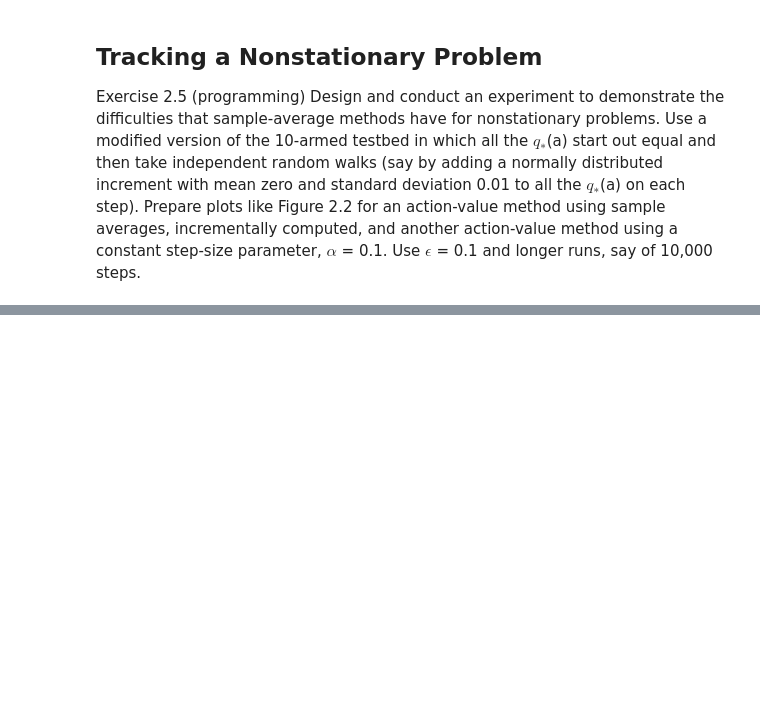
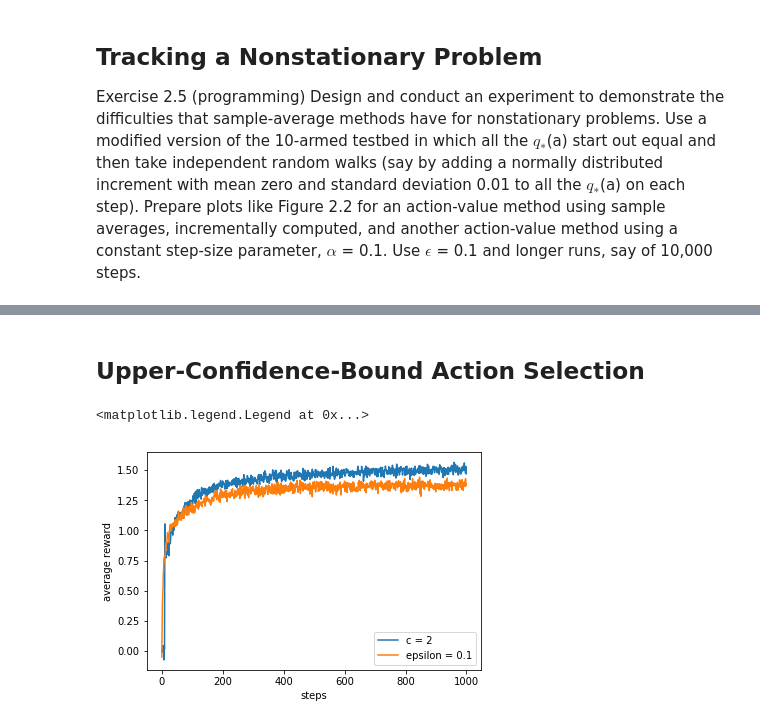
Before and after one commit to amirhossein-hkh/sutton_rl_practice, a Jupyter notebook: Chapter 2.ipynb, the cells around one changed output, grey strips where cells are left out. Cells and saved outputs as stored; diff of their text form; code cells hidden in the pictures; blank space fills up the shorter version.

```diff
--- a/Chapter 2.ipynb
+++ b/Chapter 2.ipynb
@@ -318,0 +353,28 @@ NameError: name 'chose_action_softmax' is not defined
+# %% [markdown]
+## Upper-Confidence-Bound Action Selection
+# %%
+import matplotlib.pyplot as plt
+
+#Figure 2.4
+ucb_bandit = Bandit(arms=10, estimation_method=EstimationMethod.SAMPLE_AVERAGE_INCREMENTAL,
+                    action_selection_method=ActionSelectionMethod.UPPER_CONFIDENCE_BOUND, c=2, start_time=1)
+
+epsilon_greedy_bandit = Bandit(arms=10, estimation_method=EstimationMethod.SAMPLE_AVERAGE_INCREMENTAL,
+                               action_selection_method=ActionSelectionMethod.EPSILON_GREEDY, epsilon=0.1,
+                               start_time=1)
+
+ucb_result = ucb_bandit.simulate(2000, 1000)
+ucb_rewards = ucb_result[1]
+
+epsilon_greedy_result = epsilon_greedy_bandit.simulate(2000, 1000)
+epsilon_greedy_rewards = epsilon_greedy_result[1]
+
+%matplotlib inline
+plt.plot(ucb_rewards, label='c = {}'.format(2))
+plt.plot(epsilon_greedy_rewards, label='epsilon = {}'.format(0.1))
+plt.xlabel('steps')
+plt.ylabel('average reward')
+plt.legend()
+# %% [output]
+<matplotlib.legend.Legend at 0x...>
+[figure, added]
```
Also changed, not shown: parts of 16 cells of this notebook.
